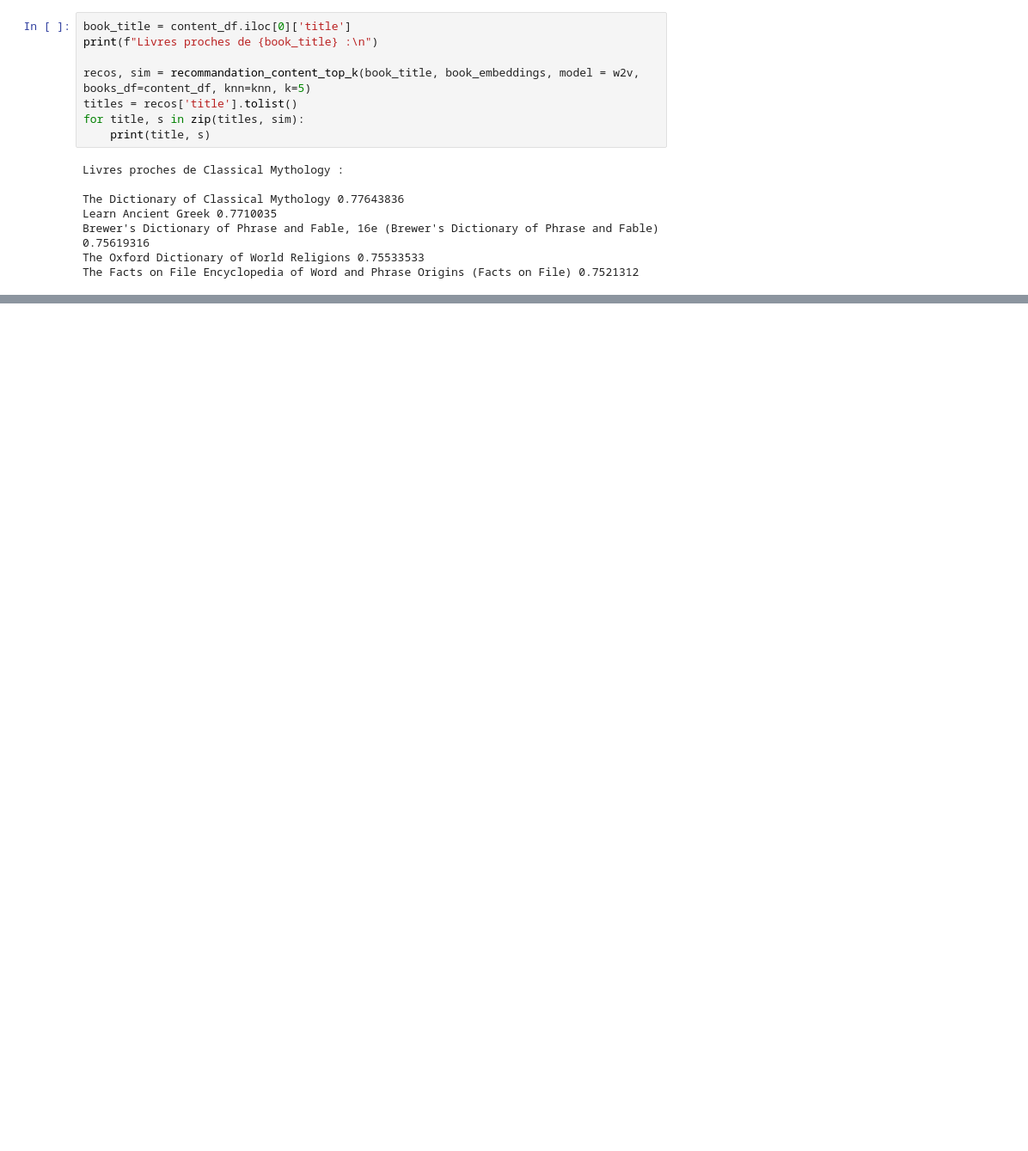
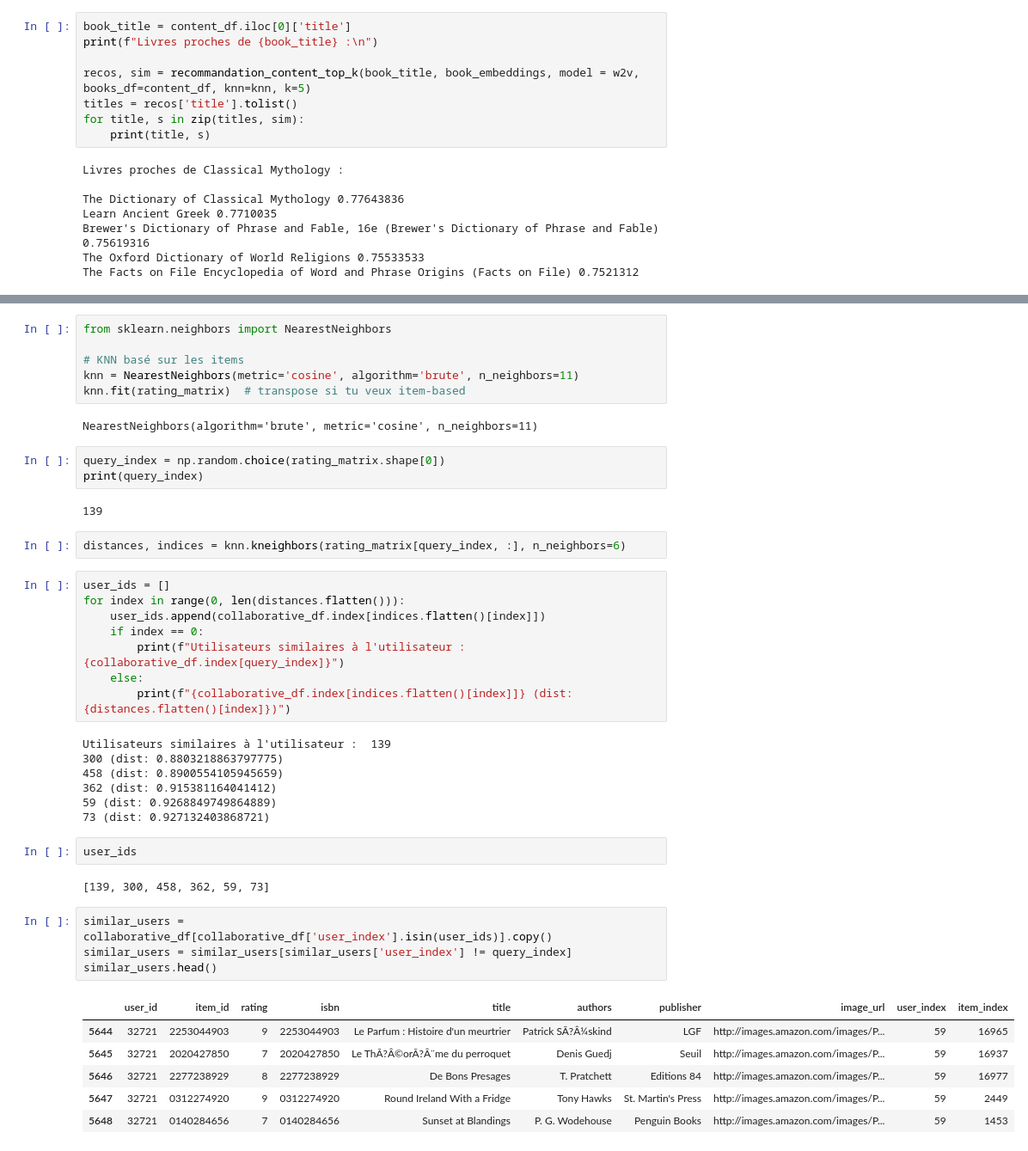
Before and after one commit to redyddm/projet_ter, a Jupyter notebook: reco_books/notebooks/notebook.ipynb, the cells around one changed output, grey strips where cells are left out. Shown at 86% size. Saved outputs shown, nothing was run; the diff lists cells and outputs as text; blank space fills up the shorter version.

```diff
--- a/reco_books/notebooks/notebook.ipynb
+++ b/reco_books/notebooks/notebook.ipynb
@@ -1371,0 +1659,45 @@ The Facts on File Encyclopedia of Word and Phrase Origins (Facts on File) 0.7521
+# %%
+from sklearn.neighbors import NearestNeighbors
+
+# KNN basé sur les items
+knn = NearestNeighbors(metric='cosine', algorithm='brute', n_neighbors=11)
+knn.fit(rating_matrix)  # transpose si tu veux item-based
+# %% [output]
+NearestNeighbors(algorithm='brute', metric='cosine', n_neighbors=11)
+# %%
+query_index = np.random.choice(rating_matrix.shape[0])
+print(query_index)
+# %% [output]
+139
+# %%
+distances, indices = knn.kneighbors(rating_matrix[query_index, :], n_neighbors=6)
+# %%
+user_ids = []
+for index in range(0, len(distances.flatten())):
+    user_ids.append(collaborative_df.index[indices.flatten()[index]])
+    if index == 0:
+        print(f"Utilisateurs similaires à l'utilisateur :  {collaborative_df.index[query_index]}")
+    else:
+        print(f"{collaborative_df.index[indices.flatten()[index]]} (dist: {distances.flatten()[index]})")
+# %% [output]
+Utilisateurs similaires à l'utilisateur :  139
+300 (dist: 0.8803218863797775)
+458 (dist: 0.8900554105945659)
+362 (dist: 0.915381164041412)
+59 (dist: 0.9268849749864889)
+73 (dist: 0.927132403868721)
+# %%
+user_ids
+# %% [output]
+[139, 300, 458, 362, 59, 73]
+# %%
+similar_users = collaborative_df[collaborative_df['user_index'].isin(user_ids)].copy()
+similar_users = similar_users[similar_users['user_index'] != query_index]
+similar_users.head()
+# %% [output]
+|  | user_id | item_id | rating | isbn | title | authors | publisher | image_url | user_index | item_index |
+| 5644 | 32721 | 2253044903 | 9 | 2253044903 | Le Parfum : Histoire d'un meurtrier | Patrick SÃ?Â¼skind | LGF | http://images.amazon.com/images/P... | 59 | 16965 |
+| 5645 | 32721 | 2020427850 | 7 | 2020427850 | Le ThÃ?Â©orÃ?Â¨me du perroquet | Denis Guedj | Seuil | http://images.amazon.com/images/P... | 59 | 16937 |
+| 5646 | 32721 | 2277238929 | 8 | 2277238929 | De Bons Presages | T. Pratchett | Editions 84 | http://images.amazon.com/images/P... | 59 | 16977 |
+| 5647 | 32721 | 0312274920 | 9 | 0312274920 | Round Ireland With a Fridge | Tony Hawks | St. Martin's Press | http://images.amazon.com/images/P... | 59 | 2449 |
+| 5648 | 32721 | 0140284656 | 7 | 0140284656 | Sunset at Blandings | P. G. Wodehouse | Penguin Books | http://images.amazon.com/images/P... | 59 | 1453 |
```
Also changed, not shown: parts of 107 cells of this notebook, 2 other files.
